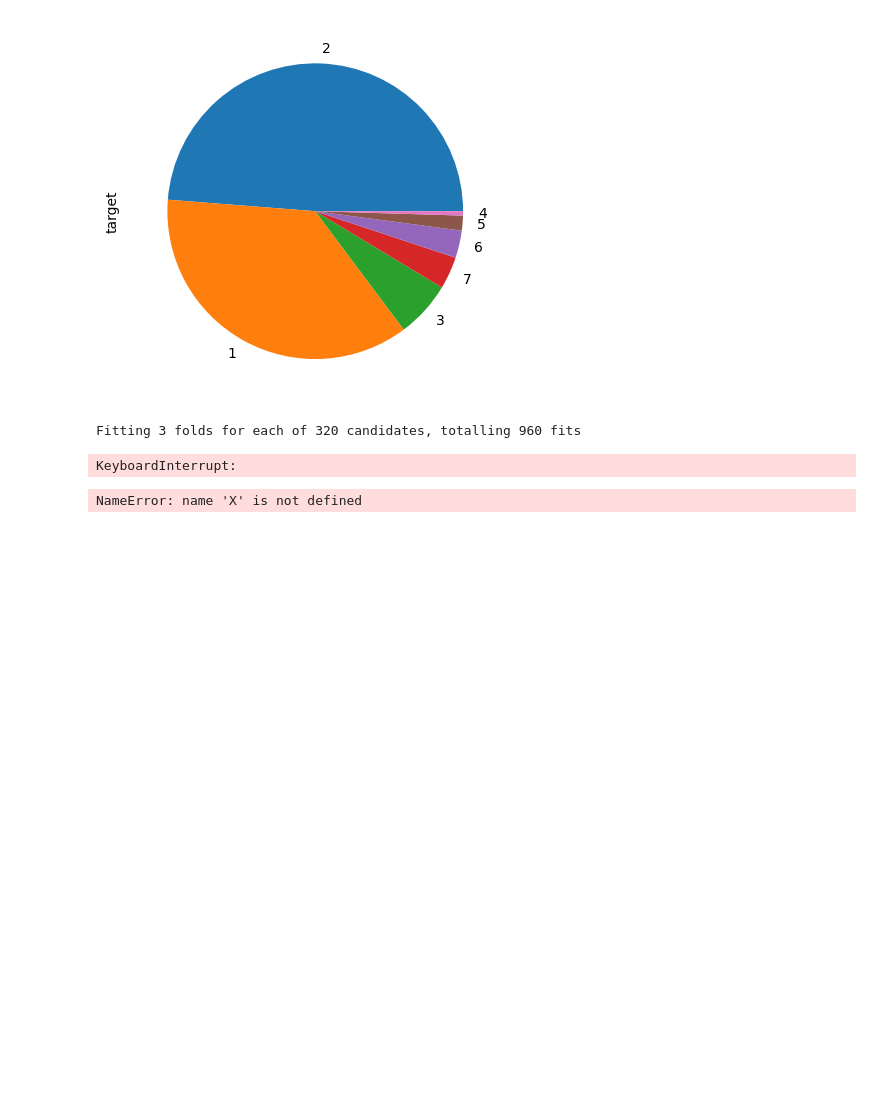
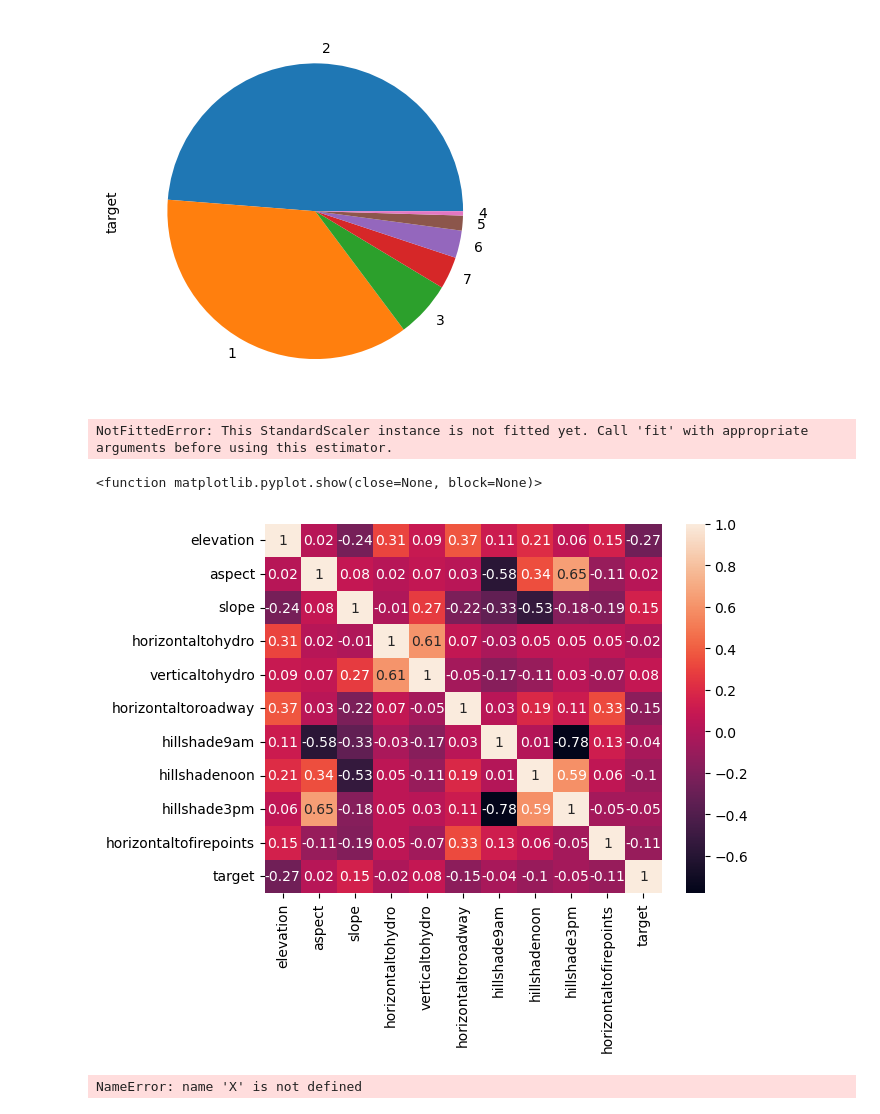
Before and after one commit to brandonch-9029/Agaricus-Lepiota-Classification, a Jupyter notebook: Cover-Notebook.ipynb, the cells around one changed output. Cells and saved outputs as stored; diff of their text form; code cells hidden in the pictures; blank space fills up the shorter version.

Commit message:
added correlaton visualisation

```diff
--- a/Cover-Notebook.ipynb
+++ b/Cover-Notebook.ipynb
@@ -50,9 +39,19 @@ cover_data.target.value_counts().plot(kind="pie")
 <AxesSubplot:ylabel='target'>
 [figure]
 # %%
+from sklearn.preprocessing import StandardScaler
+scaler = StandardScaler()
+X = scaler.transform(X)
 # %% [output]
-Fitting 3 folds for each of 320 candidates, totalling 960 fits
+NotFittedError: This StandardScaler instance is not fitted yet. Call 'fit' with appropriate arguments before using this estimator.
-KeyboardInterrupt:
+# %%
+df_corr = cover_data[["elevation", "aspect", "slope", "horizontaltohydro", "verticaltohydro", "horizontaltoroadway", "hillshade9am", "hillshadenoon", "hillshade3pm", "horizontaltofirepoints", "target"]]
+matrix = df_corr.corr().round(2)
+sns.heatmap(matrix, annot=True)
+plt.show()
+# %% [output]
+<function matplotlib.pyplot.show(close=None, block=None)>
+[figure, added]
 # %%
 X
 # %% [output]
```
Also changed, not shown: parts of 2 cells of this notebook.
